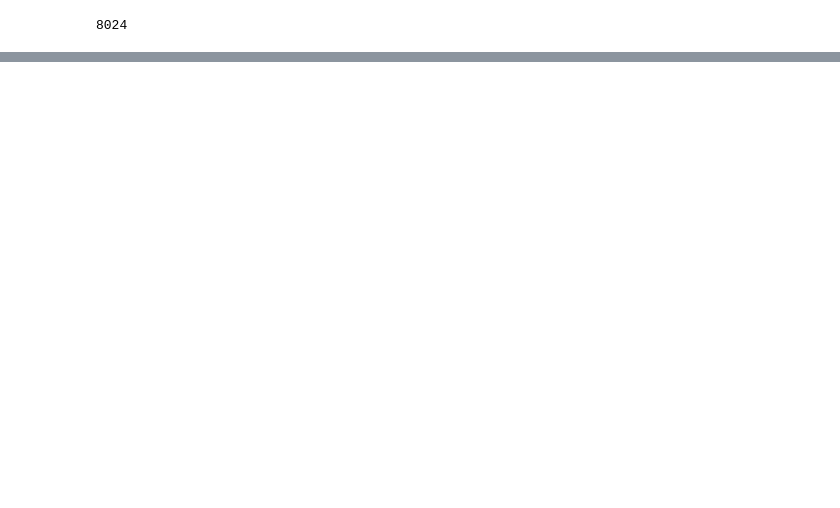
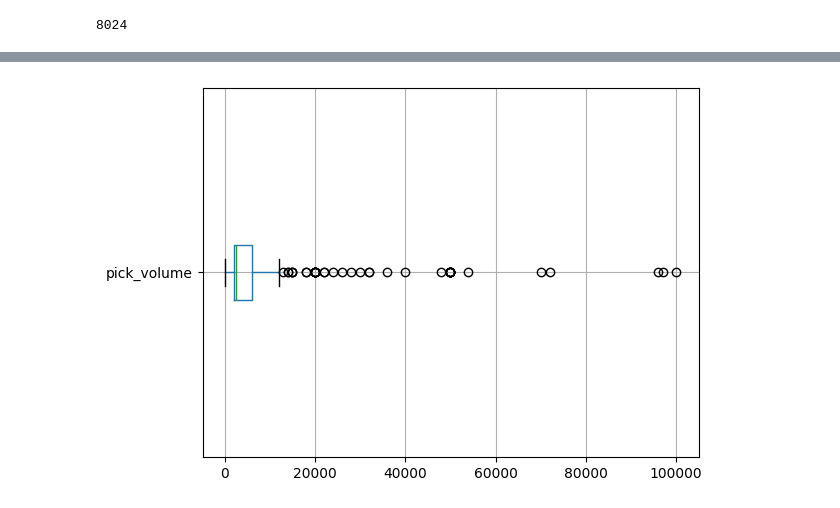
Before and after one commit to aleksandarkling/OBETAWarehousingAnalyticsProject, a Jupyter notebook: Step 1 - Preparing Data/pick_data.ipynb, the cells around one changed output, grey strips where cells are left out. Drawn from its saved outputs; the diff is of its cells as text; code cells hidden in the pictures; blank space fills up the shorter version.

```diff
--- a/Step 1 - Preparing Data/pick_data.ipynb
+++ b/Step 1 - Preparing Data/pick_data.ipynb
@@ -457,0 +770,2 @@ plt.show()
+# %%
+product_id = "500103"
@@ -457,0 +782,5 @@ plt.show()
+# %%
+pick_data[pick_data["product_id"] == product_id].boxplot(column=['pick_volume'], vert = False)
+plt.show()
+# %% [output]
+[figure, added]
```
Also changed, not shown: parts of 151 cells of this notebook, 2 other files.
